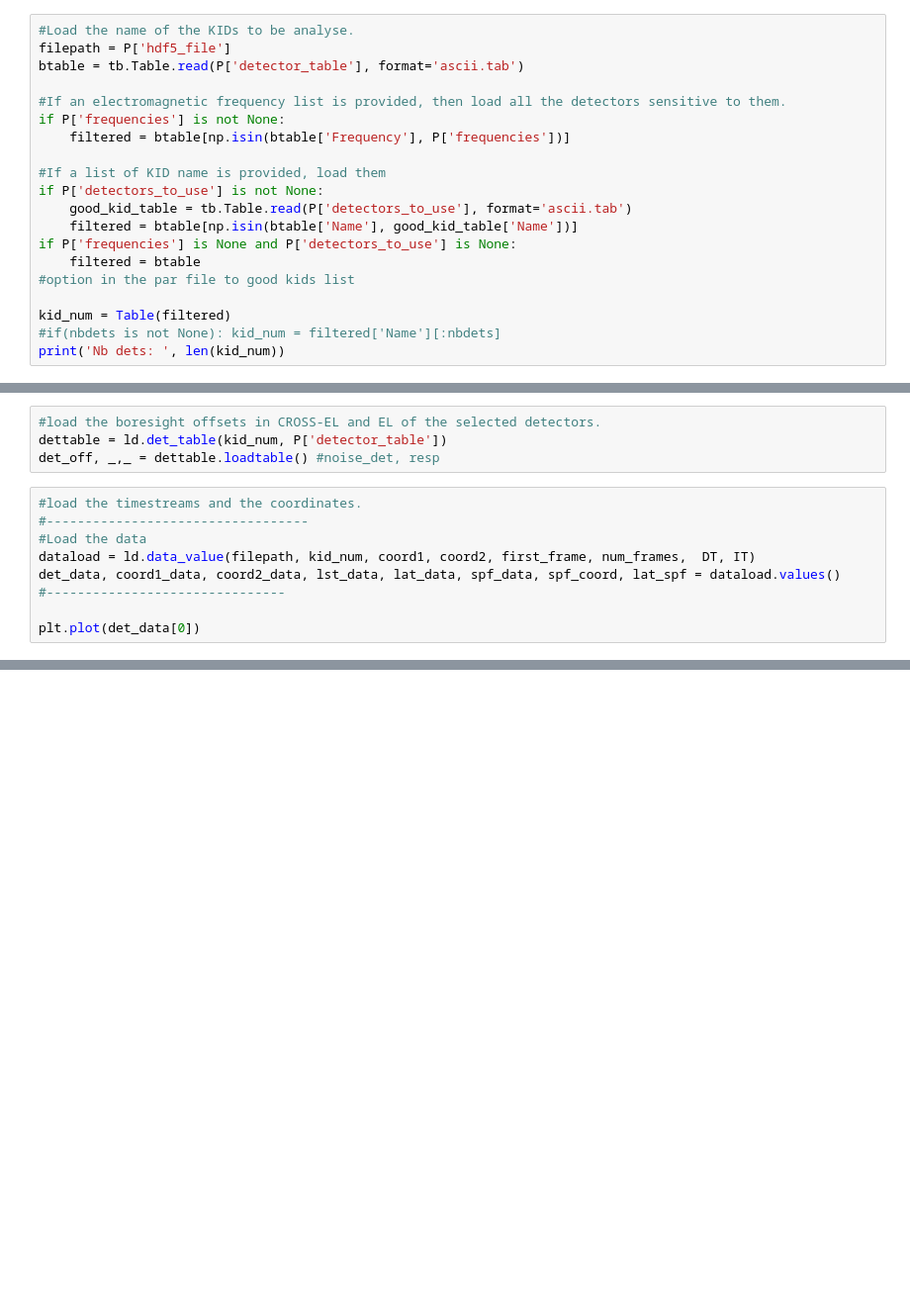
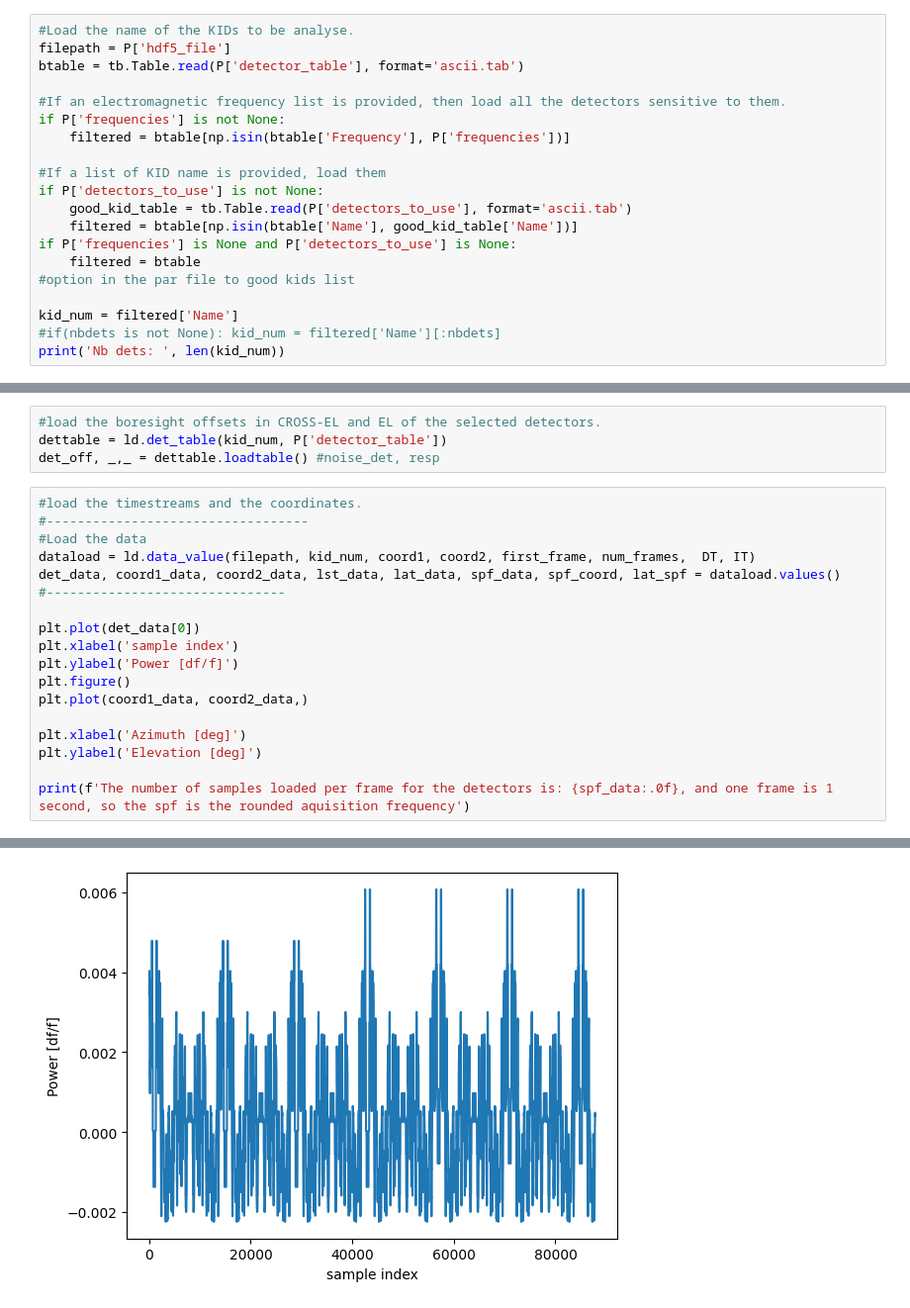
Before and after one commit to tim-balloon/TIM_analysis, a Jupyter notebook: namap/namap_notebook_example.ipynb, the cells around one changed output, grey strips where cells are left out. Shown at 99% size. Saved outputs shown, nothing was run; the diff lists cells and outputs as text; blank space fills up the shorter version.

```diff
--- a/namap/namap_notebook_example.ipynb
+++ b/namap/namap_notebook_example.ipynb
@@ -101,7 +102,7 @@ if P['frequencies'] is None and P['detectors_to_use'] is None:
     filtered = btable
 #option in the par file to good kids list
 
-kid_num = Table(filtered)
+kid_num = filtered['Name']
 #if(nbdets is not None): kid_num = filtered['Name'][:nbdets]
 print('Nb dets: ', len(kid_num))
 # %% [output]
@@ -119,4 +120,13 @@ det_data, coord1_data, coord2_data, lst_data, lat_data, spf_data, spf_coord, lat
 #-------------------------------
 
 plt.plot(det_data[0])
+plt.xlabel('sample index')
+plt.ylabel('Power [df/f]')
+plt.figure()
+plt.plot(coord1_data, coord2_data,)
+
+plt.xlabel('Azimuth [deg]')
+plt.ylabel('Elevation [deg]')
+
+print(f'The number of samples loaded per frame for the detectors is: {spf_data:.0f}, and one frame is 1 second, so the spf is the rounded aquisition frequency')
 # %% [output]
@@ -123,0 +134 @@ KeyError: "Unable to synchronously open object (object 'kid_   Name   Resp. Whit
+[figure, added]
```
Also changed, not shown: parts of 11 cells of this notebook.
